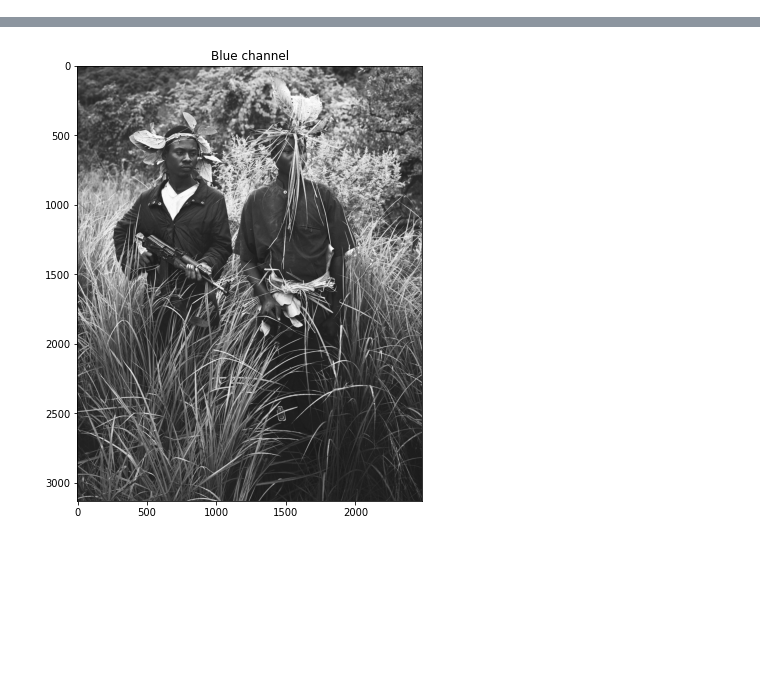
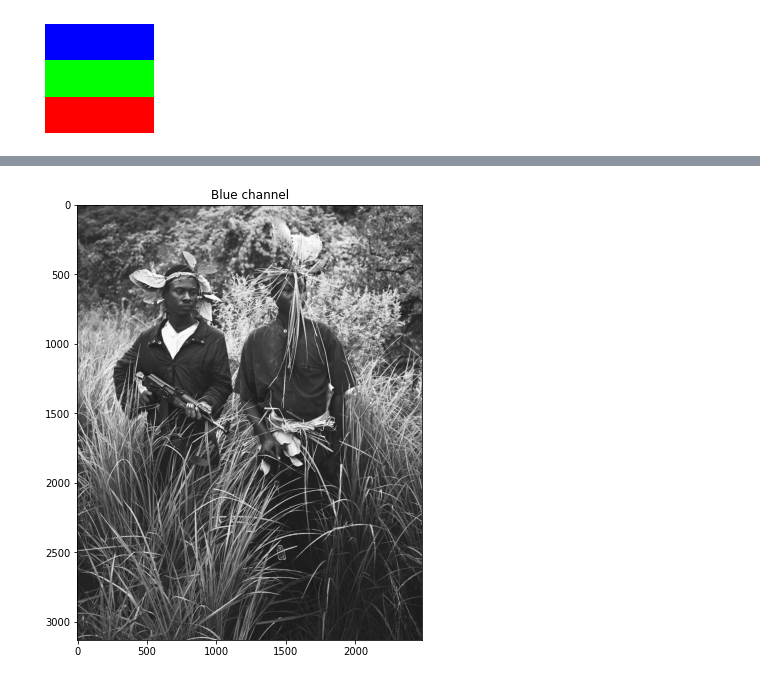
Before and after one commit to phileasdg/Image_and_Audio_Generation_and_Editing_using_Python, a Jupyter notebook: Visualising_file_data.ipynb, the cells around one changed output, grey strips where cells are left out. Drawn from its saved outputs; the diff is of its cells as text; code cells hidden in the pictures; blank space fills up the shorter version.

```diff
--- a/Visualising_file_data.ipynb
+++ b/Visualising_file_data.ipynb
@@ -9,0 +13,12 @@ import pandas as pd
+# %%
+# Each image row contains [blue, green, and red] (BGR) values for each pixel in the row.
+
+image = np.uint8([
+    [[255,0,0], [255,0,0], [255,0,0]], # image row 1
+    [[0,255,0], [0,255,0], [0,255,0]], # image row 2
+    [[0,0,255], [0,0,255], [0,0,255]]  # image row 3
+])
+
+image_tools.show_image(image, axis=False, scale_ratio=.5)
+# %% [output]
+[figure, added]
```
Also changed, not shown: parts of 23 cells of this notebook, 4 other files.
